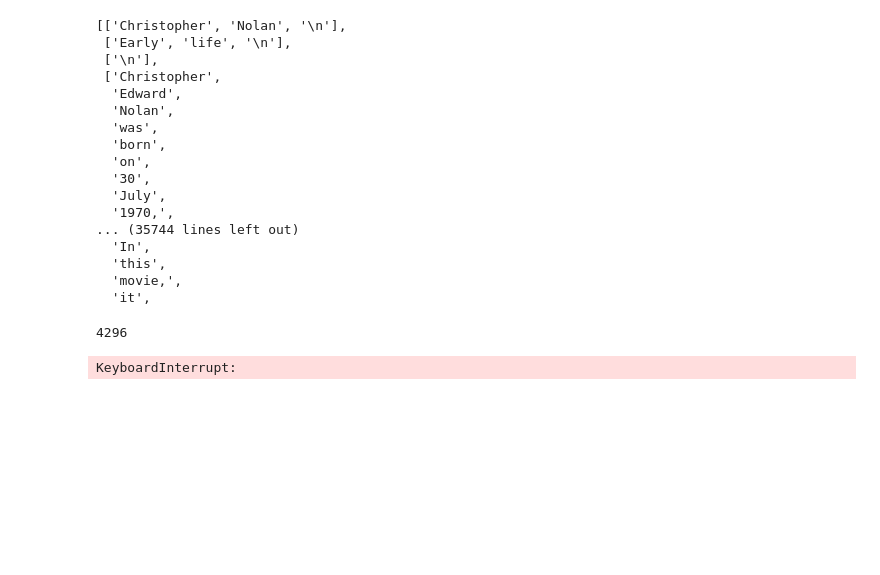
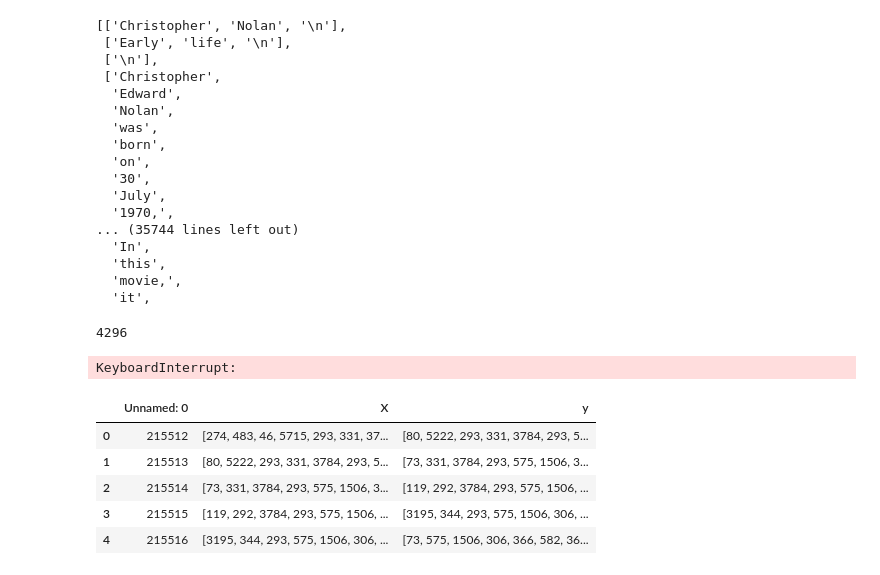
Before and after one commit to bhautik-pithadiya/GPT, a Jupyter notebook: NOLAN_wiki/preprocessing_Dataset_v1.ipynb, the cells around one changed output. Cells and saved outputs as stored; diff of their text form; code cells hidden in the pictures; blank space fills up the shorter version.

```diff
--- a/NOLAN_wiki/preprocessing_Dataset_v1.ipynb
+++ b/NOLAN_wiki/preprocessing_Dataset_v1.ipynb
@@ -71,0 +76,9 @@ KeyboardInterrupt:
+# %%
+data.head()
+# %% [output]
+|  | Unnamed: 0 | X | y |
+| 0 | 215512 | [274, 483, 46, 5715, 293, 331, 37... | [80, 5222, 293, 331, 3784, 293, 5... |
+| 1 | 215513 | [80, 5222, 293, 331, 3784, 293, 5... | [73, 331, 3784, 293, 575, 1506, 3... |
+| 2 | 215514 | [73, 331, 3784, 293, 575, 1506, 3... | [119, 292, 3784, 293, 575, 1506, ... |
+| 3 | 215515 | [119, 292, 3784, 293, 575, 1506, ... | [3195, 344, 293, 575, 1506, 306, ... |
+| 4 | 215516 | [3195, 344, 293, 575, 1506, 306, ... | [73, 575, 1506, 306, 366, 582, 36... |
```
Also changed, not shown: parts of 4 cells of this notebook, 4 other files.
